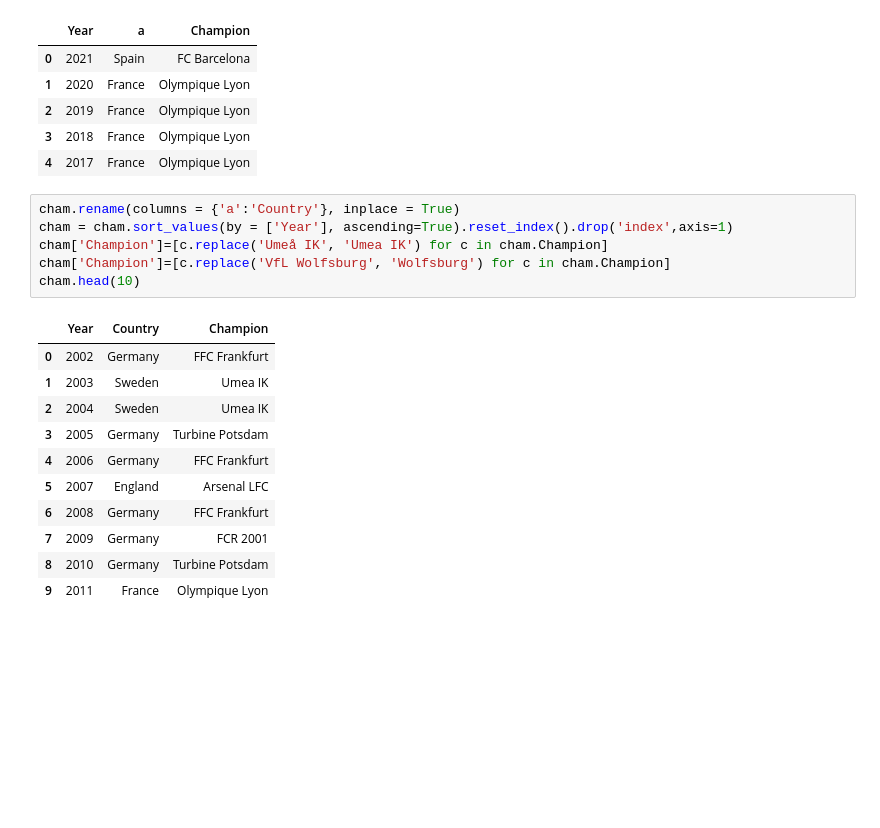
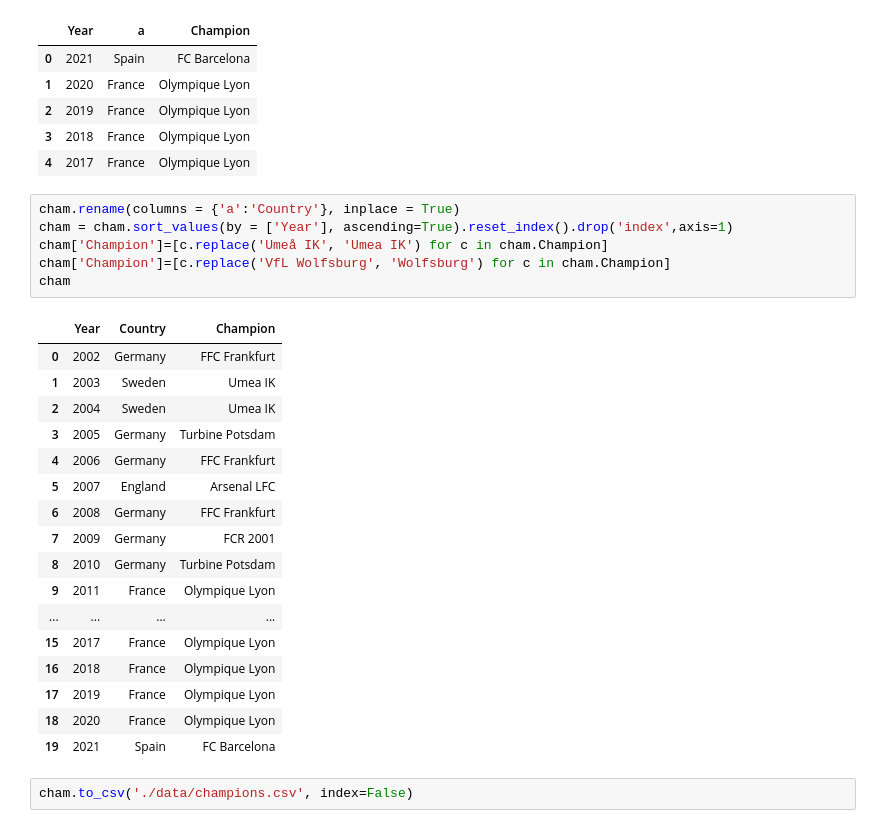
Before and after one commit to lucasmigliano21/LM-Project3-ETL, a Jupyter notebook: Cleaning.ipynb, the cells around one changed output. Drawn from its saved outputs; the diff is of its cells as text; blank space fills up the shorter version.

```diff
--- a/Cleaning.ipynb
+++ b/Cleaning.ipynb
@@ -664,18 +543,26 @@ cham.head()
 # %%
 cham.rename(columns = {'a':'Country'}, inplace = True)
 cham = cham.sort_values(by = ['Year'], ascending=True).reset_index().drop('index',axis=1)
 cham['Champion']=[c.replace('Umeå IK', 'Umea IK') for c in cham.Champion]
 cham['Champion']=[c.replace('VfL Wolfsburg', 'Wolfsburg') for c in cham.Champion]
-cham.head(10)
+cham
 # %% [output]
 |  | Year | Country | Champion |
 | 0 | 2002 | Germany | FFC Frankfurt |
 | 1 | 2003 | Sweden | Umea IK |
 | 2 | 2004 | Sweden | Umea IK |
 | 3 | 2005 | Germany | Turbine Potsdam |
 | 4 | 2006 | Germany | FFC Frankfurt |
 | 5 | 2007 | England | Arsenal LFC |
 | 6 | 2008 | Germany | FFC Frankfurt |
 | 7 | 2009 | Germany | FCR 2001 |
 | 8 | 2010 | Germany | Turbine Potsdam |
 | 9 | 2011 | France | Olympique Lyon |
+| ... | ... | ... | ... |
+| 15 | 2017 | France | Olympique Lyon |
+| 16 | 2018 | France | Olympique Lyon |
+| 17 | 2019 | France | Olympique Lyon |
+| 18 | 2020 | France | Olympique Lyon |
+| 19 | 2021 | Spain | FC Barcelona |
+# %%
+cham.to_csv('./data/champions.csv', index=False)
```
Also changed, not shown: parts of 21 cells of this notebook, 1 other file.
